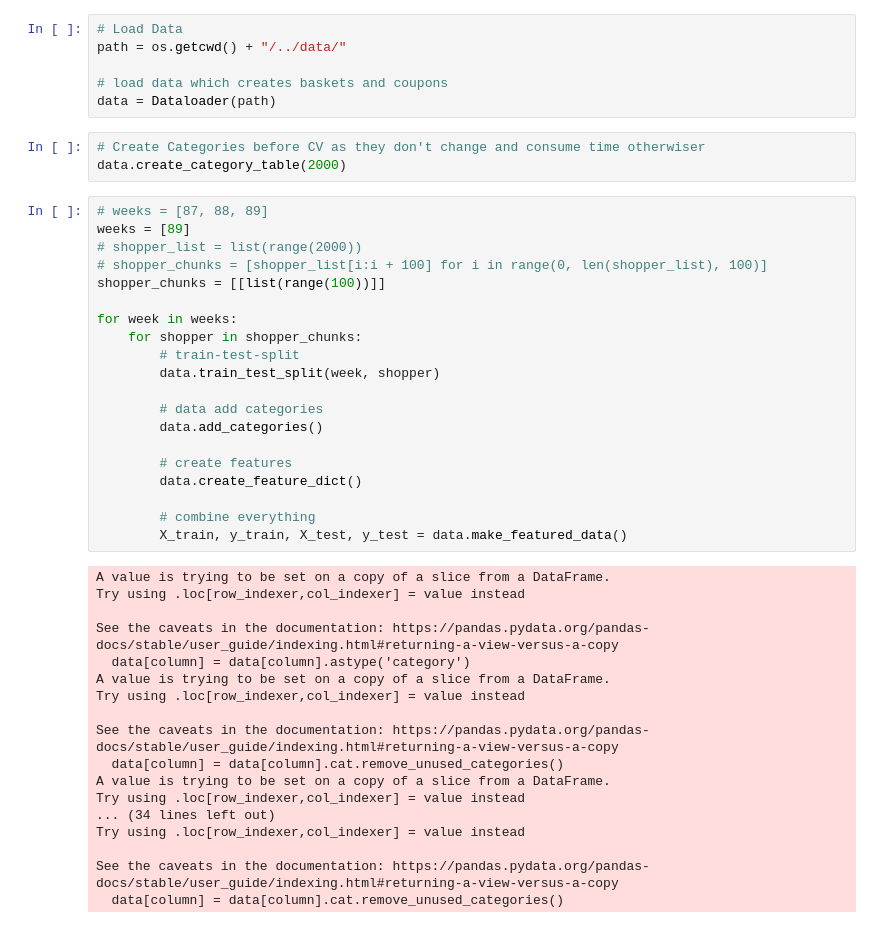
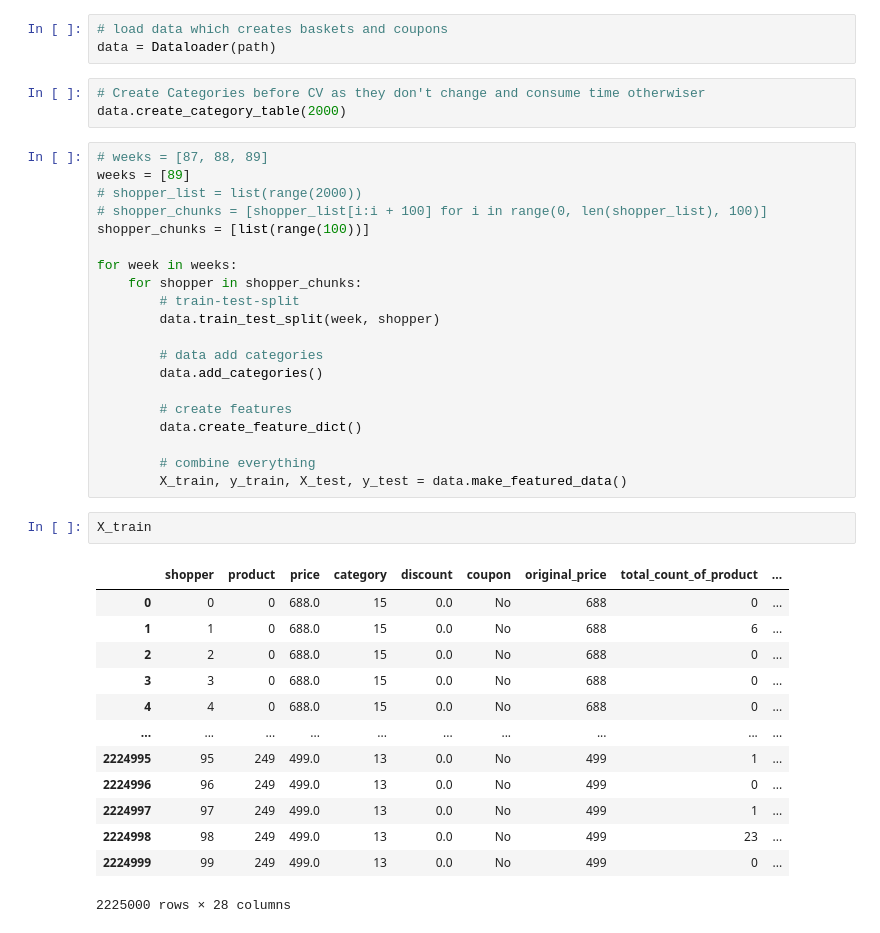
Before and after one commit to uhdang/mlim_group_3_final_assignment, a Jupyter notebook: project/train_cv.ipynb, the cells around one changed output. Drawn from its saved outputs; the diff is of its cells as text.

Commit message:
Notebook using Colab

```diff
--- a/project/train_cv.ipynb
+++ b/project/train_cv.ipynb
@@ -5,7 +29,4 @@ import os
 # %%
-# Load Data
-path = os.getcwd() + "/../data/"
-
 # load data which creates baskets and coupons
 data = Dataloader(path)
 # %%
@@ -16,7 +37,7 @@ data.create_category_table(2000)
 weeks = [89]
 # shopper_list = list(range(2000))
 # shopper_chunks = [shopper_list[i:i + 100] for i in range(0, len(shopper_list), 100)]
-shopper_chunks = [[list(range(100))]]
+shopper_chunks = [list(range(100))]
 
 for week in weeks:
     for shopper in shopper_chunks:
@@ -31,21 +52,19 @@ for week in weeks:
 
         # combine everything
         X_train, y_train, X_test, y_test = data.make_featured_data()
-# %% [output]
-A value is trying to be set on a copy of a slice from a DataFrame.
-Try using .loc[row_indexer,col_indexer] = value instead
-
-See the caveats in the documentation: https://pandas.pydata.org/pandas-docs/stable/user_guide/indexing.html#returning-a-view-versus-a-copy
-  data[column] = data[column].astype('category')
-A value is trying to be set on a copy of a slice from a DataFrame.
-Try using .loc[row_indexer,col_indexer] = value instead
-
-See the caveats in the documentation: https://pandas.pydata.org/pandas-docs/stable/user_guide/indexing.html#returning-a-view-versus-a-copy
-  data[column] = data[column].cat.remove_unused_categories()
-A value is trying to be set on a copy of a slice from a DataFrame.
-Try using .loc[row_indexer,col_indexer] = value instead
-... (34 lines left out)
-Try using .loc[row_indexer,col_indexer] = value instead
-
-See the caveats in the documentation: https://pandas.pydata.org/pandas-docs/stable/user_guide/indexing.html#returning-a-view-versus-a-copy
-  data[column] = data[column].cat.remove_unused_categories()
+# %%
+X_train
+# %% [output]
+|  | shopper | product | price | category | discount | coupon | original_price | total_count_of_product | ... |
+| 0 | 0 | 0 | 688.0 | 15 | 0.0 | No | 688 | 0 | ... |
+| 1 | 1 | 0 | 688.0 | 15 | 0.0 | No | 688 | 6 | ... |
+| 2 | 2 | 0 | 688.0 | 15 | 0.0 | No | 688 | 0 | ... |
+| 3 | 3 | 0 | 688.0 | 15 | 0.0 | No | 688 | 0 | ... |
+| 4 | 4 | 0 | 688.0 | 15 | 0.0 | No | 688 | 0 | ... |
+| ... | ... | ... | ... | ... | ... | ... | ... | ... | ... |
+| 2224995 | 95 | 249 | 499.0 | 13 | 0.0 | No | 499 | 1 | ... |
+| 2224996 | 96 | 249 | 499.0 | 13 | 0.0 | No | 499 | 0 | ... |
+| 2224997 | 97 | 249 | 499.0 | 13 | 0.0 | No | 499 | 1 | ... |
+| 2224998 | 98 | 249 | 499.0 | 13 | 0.0 | No | 499 | 23 | ... |
+| 2224999 | 99 | 249 | 499.0 | 13 | 0.0 | No | 499 | 0 | ... |
+2225000 rows × 28 columns
```
Also changed, not shown: parts of 9 cells of this notebook.
